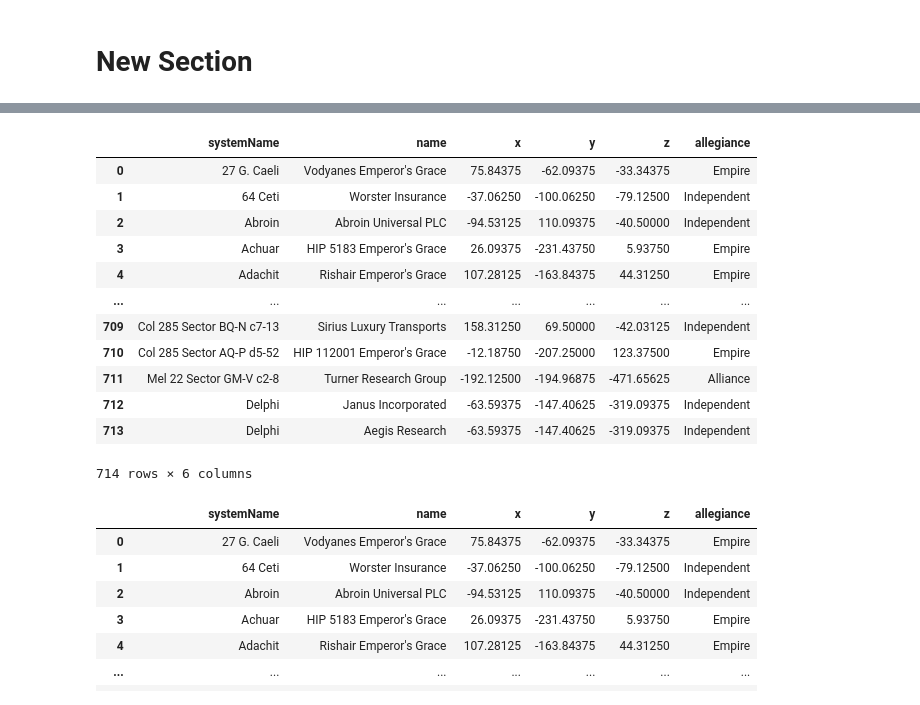
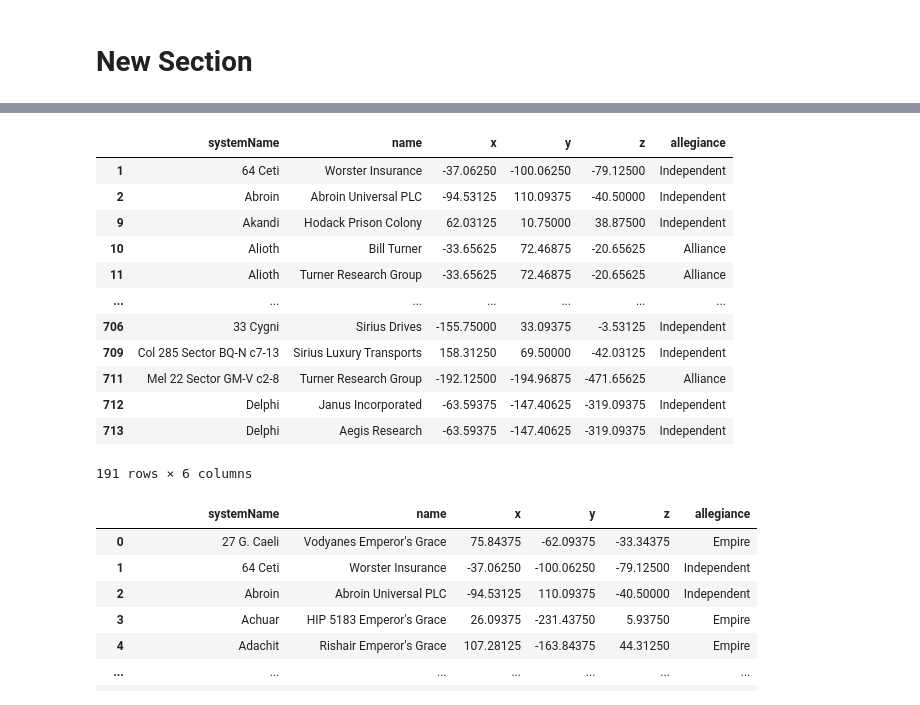
Before and after one commit to HausReport/ClubRaiders, a Jupyter notebook: ClubRaiders.ipynb, the cells around one changed output, grey strips where cells are left out. Drawn from its saved outputs; the diff is of its cells as text; code cells hidden in the pictures.

```diff
--- a/ClubRaiders.ipynb
+++ b/ClubRaiders.ipynb
@@ -193,16 +140,3 @@ for tsys in all_systems_dict.values():
             # print(facname + "," + sysname + "," + x + "," + y + "," + z + "," + allg + "," + sinf + "," + war+ "," + ds )  # + "," + allg)
 # %% [markdown]
 # New Section
-# %%
-from IPython.display import HTML, display
-import tabulate
-
-arr = []
-
-for xcs in club_systems_arr:
-    cs: FactionInstance = xcs
-    vulnerable = cs.isVulnerable()
-    if (vulnerable == False): continue
-    arr.append(cs.asArray())
-
-tabulate.tabulate(arr, ['Faction','System','x','y','x','Allegiance','Influence','Vuln.','Updated'],tablefmt='html')
@@ -227,8 +142,0 @@ tabulate.tabulate(arr, ['Faction','System','x','y','x','Allegiance','Influence',
-# %%
-arr = []
-
-for xcs in club_systems_arr:
-    cs: FactionInstance = xcs
-    arr.append(cs.asArray())
-
-tabulate.tabulate(arr, ['Faction','System','x','y','x','Allegiance','Influence','Vuln.','Updated'],tablefmt='html')
@@ -288,23 +178,23 @@ fig.show()
 # %% [output]
 [interactive output not drawn]
 # %%
-#filter = df[~df['name'].str.contains("Emperor's Grace")]
-filter=df
+filter = df[~df['name'].str.contains("Emperor's Grace")]
+#filter=df
 filter
 # %% [output]
 |  | systemName | name | x | y | z | allegiance |
-| 0 | 27 G. Caeli | Vodyanes Emperor's Grace | 75.84375 | -62.09375 | -33.34375 | Empire |
 | 1 | 64 Ceti | Worster Insurance | -37.06250 | -100.06250 | -79.12500 | Independent |
 | 2 | Abroin | Abroin Universal PLC | -94.53125 | 110.09375 | -40.50000 | Independent |
-| 3 | Achuar | HIP 5183 Emperor's Grace | 26.09375 | -231.43750 | 5.93750 | Empire |
-| 4 | Adachit | Rishair Emperor's Grace | 107.28125 | -163.84375 | 44.31250 | Empire |
+| 9 | Akandi | Hodack Prison Colony | 62.03125 | 10.75000 | 38.87500 | Independent |
+| 10 | Alioth | Bill Turner | -33.65625 | 72.46875 | -20.65625 | Alliance |
+| 11 | Alioth | Turner Research Group | -33.65625 | 72.46875 | -20.65625 | Alliance |
 | ... | ... | ... | ... | ... | ... | ... |
+| 706 | 33 Cygni | Sirius Drives | -155.75000 | 33.09375 | -3.53125 | Independent |
 | 709 | Col 285 Sector BQ-N c7-13 | Sirius Luxury Transports | 158.31250 | 69.50000 | -42.03125 | Independent |
-| 710 | Col 285 Sector AQ-P d5-52 | HIP 112001 Emperor's Grace | -12.18750 | -207.25000 | 123.37500 | Empire |
 | 711 | Mel 22 Sector GM-V c2-8 | Turner Research Group | -192.12500 | -194.96875 | -471.65625 | Alliance |
 | 712 | Delphi | Janus Incorporated | -63.59375 | -147.40625 | -319.09375 | Independent |
 | 713 | Delphi | Aegis Research | -63.59375 | -147.40625 | -319.09375 | Independent |
-714 rows × 6 columns
+191 rows × 6 columns
 # %%
 df
 # %% [output]
```
Also changed, not shown: parts of 12 cells of this notebook.
